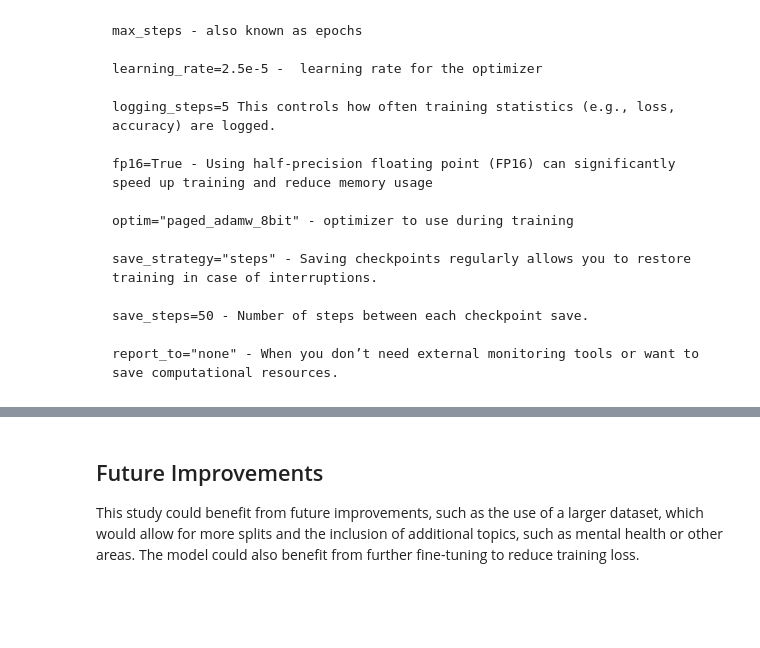
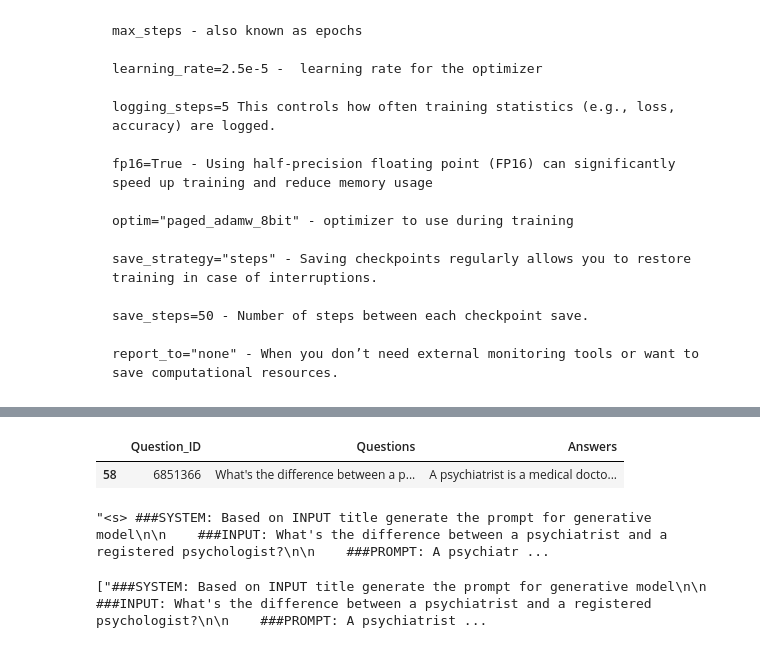
Before and after one commit to SudoStar/mental-health-chatbot, a Jupyter notebook: TinyLlama_PEFT_LoRA_MentalHealthDataset.ipynb, the cells around one changed output, grey strips where cells are left out. Drawn from its saved outputs; the diff is of its cells as text; code cells hidden in the pictures; blank space fills up the shorter version.

Commit message:
calculate BLEU score for third model

```diff
--- a/TinyLlama_PEFT_LoRA_MentalHealthDataset.ipynb
+++ b/TinyLlama_PEFT_LoRA_MentalHealthDataset.ipynb
@@ -106,8 +111,11 @@ This prepares the chosen dataset that can be found in the same folder as the ipy
 # %%
 import pandas as pd
 
-# Assuming you've downloaded the dataset to your Kaggle notebook
-df = pd.read_csv('/home/arvi/mental-health-chatbot/mentalhealth.csv')
+df = pd.read_csv('mentalhealth.csv')
+# %%
+from sklearn.model_selection import train_test_split
+
+train_dataset, test_dataset = train_test_split(df, test_size=0.2)
 # %%
 from datasets import Dataset
 
@@ -337,4 +304,9 @@ In conclusion, the TinyLlama model, in conjunction with the PEFT with LoRA model
-# %% [markdown]
-## Future Improvements
-
-This study could benefit from future improvements, such as the use of a larger dataset, which would allow for more splits and the inclusion of additional topics, such as mental health or other areas. The model could also benefit from further fine-tuning to reduce training loss.
+# %%
+test_dataset.head(1)
+# %% [output]
+|  | Question_ID | Questions | Answers |
+| 58 | 6851366 | What's the difference between a p... | A psychiatrist is a medical docto... |
+# %%
+pred_answers[0]
+# %% [output]
+"<s> ###SYSTEM: Based on INPUT title generate the prompt for generative model\n\n    ###INPUT: What's the difference between a psychiatrist and a registered psychologist?\n\n    ###PROMPT: A psychiatr ...
@@ -340,0 +323,4 @@ This study could benefit from future improvements, such as the use of a larger d
+# %%
+expected_answers[0]
+# %% [output]
+["###SYSTEM: Based on INPUT title generate the prompt for generative model\n\n    ###INPUT: What's the difference between a psychiatrist and a registered psychologist?\n\n    ###PROMPT: A psychiatrist ...
```
Also changed, not shown: parts of 29 cells of this notebook.
